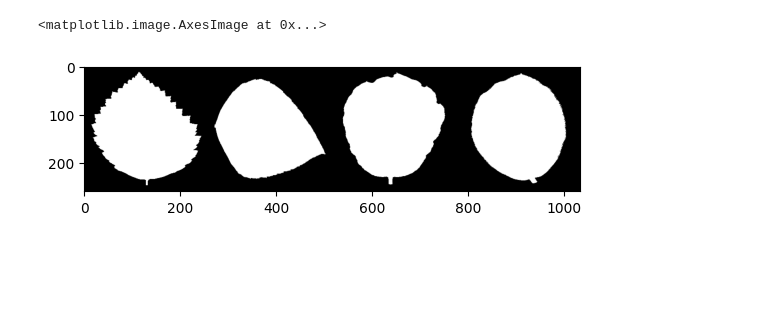
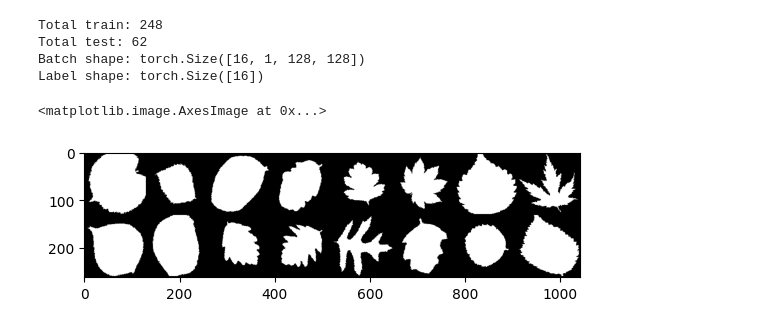
Before and after one commit to sokmontrey/machine-learning, a Jupyter notebook: vision/leaf-classification/train.ipynb, the cells around one changed output. Drawn from its saved outputs; the diff is of its cells as text; code cells hidden in the pictures; blank space fills up the shorter version.

Commit message:
data pro-processed and prepared

```diff
--- a/vision/leaf-classification/train.ipynb
+++ b/vision/leaf-classification/train.ipynb
@@ -78,7 +74,52 @@ torch.Size([4, 1, 256, 256])
+# %%
+IMAGE_WIDTH = 128
+IMAGE_HEIGHT = 128
+BATCH_SIZE = 16
+TEST_SIZE = 0.2
+NUM_DATASET_REPEAT = 5
+
+train_df, test_df = train_test_split(dataframe, test_size=TEST_SIZE)
+# %%
+train_transform = tv.transforms.Compose([
+    tv.transforms.Resize((IMAGE_WIDTH, IMAGE_HEIGHT)),
+    tv.transforms.RandomHorizontalFlip(),
+    tv.transforms.RandomRotation(90),
+    tv.transforms.RandomAffine(0, shear=10, scale=(0.8, 1.2)),
+    # tv.transforms.ToTensor(), # using read_image already converts to tensor
+])
+
+test_transform = tv.transforms.Compose([
+    tv.transforms.Resize((IMAGE_WIDTH, IMAGE_HEIGHT)),
+    tv.transforms.RandomHorizontalFlip(),
+    tv.transforms.RandomRotation(90),
+    tv.transforms.RandomAffine(0, shear=10, scale=(0.8, 1.2)),
+])
+
+train_ds = LeafDataset(img_dir, dataframe=train_df, transform=train_transform)
+test_ds = LeafDataset(img_dir, dataframe=test_df, transform=test_transform)
+
+# increase the size of the dataset by repeating the data
+# while augmenting each of them slightly differently
+augmented_train_ds = ConcatDataset([train_ds for _ in range(NUM_DATASET_REPEAT)])
+augmented_test_ds = ConcatDataset([test_ds for _ in range(NUM_DATASET_REPEAT)])
+
+train_dl = DataLoader(augmented_train_ds, batch_size=BATCH_SIZE, shuffle=True)
+test_dl = DataLoader(augmented_test_ds, batch_size=BATCH_SIZE, shuffle=True)
+# %%
+img, label = next(iter(train_dl))
+print("Total train:", len(train_dl))
+print("Total test:", len(test_dl))
+print("Batch shape:", img.shape)
+print("Label shape:", label.shape)
+# %% [output]
+Total train: 248
+Total test: 62
+Batch shape: torch.Size([16, 1, 128, 128])
+Label shape: torch.Size([16])
 # %%
 # make a grid from batch
-out = tv.utils.make_grid(test_img)
+out = tv.utils.make_grid(img)
 plt.imshow(out.numpy().transpose((1, 2, 0)))
 # %% [output]
 <matplotlib.image.AxesImage at 0x...>
-[figure, old version]
+[figure, new version]
```
Also changed, not shown: parts of 6 cells of this notebook.
